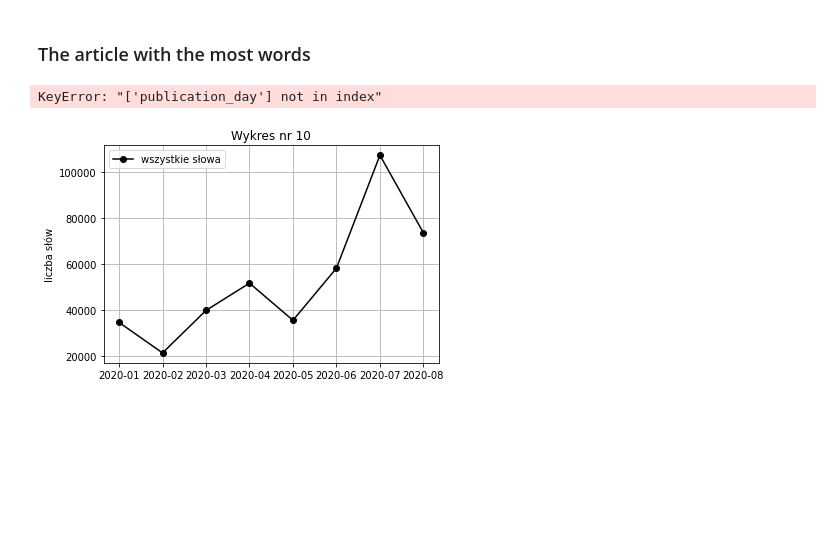
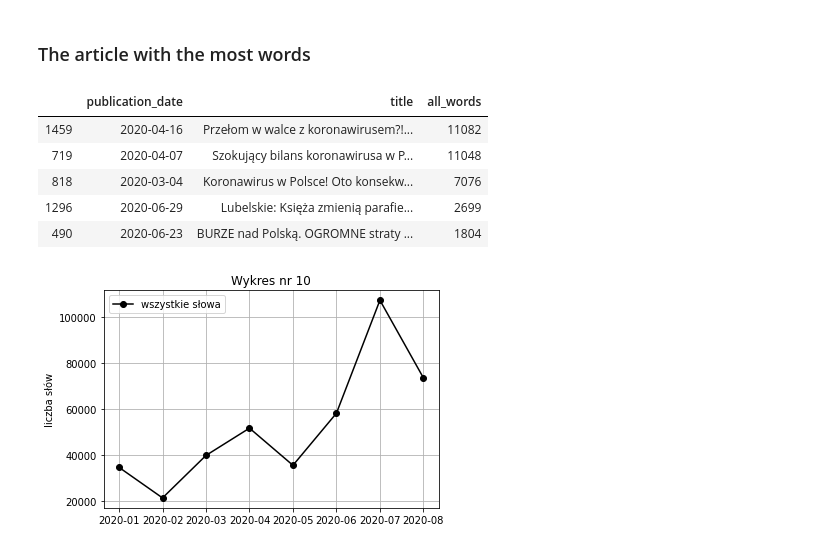
Before and after one commit to PGatak/nlp_se_koronawirus, a Jupyter notebook: data_analysis_and_visualization.ipynb, the cells around one changed output. Cells and saved outputs as stored; diff of their text form; code cells hidden in the pictures; blank space fills up the shorter version.

```diff
--- a/data_analysis_and_visualization.ipynb
+++ b/data_analysis_and_visualization.ipynb
@@ -560,9 +562,14 @@ dtype: int64
 # %% [markdown]
 ### The article with the most words
 # %%
-df[['publication_day', 'title', 'all_words']].nlargest(n=5, columns='all_words')
+df[['publication_date', 'title', 'all_words']].nlargest(n=5, columns='all_words')
 # %% [output]
-KeyError: "['publication_day'] not in index"
+|  | publication_date | title | all_words |
+| 1459 | 2020-04-16 | Przełom w walce z koronawirusem?!... | 11082 |
+| 719 | 2020-04-07 | Szokujący bilans koronawirusa w P... | 11048 |
+| 818 | 2020-03-04 | Koronawirus w Polsce! Oto konsekw... | 7076 |
+| 1296 | 2020-06-29 | Lubelskie: Księża zmienią parafie... | 2699 |
+| 490 | 2020-06-23 | BURZE nad Polską. OGROMNE straty ... | 1804 |
 # %%
 fig = plt.figure()
 plt.plot(df[['all_words', 'publication_month']].groupby('publication_month').sum(),
```
Also changed, not shown: parts of 11 cells of this notebook, 1 other file.
